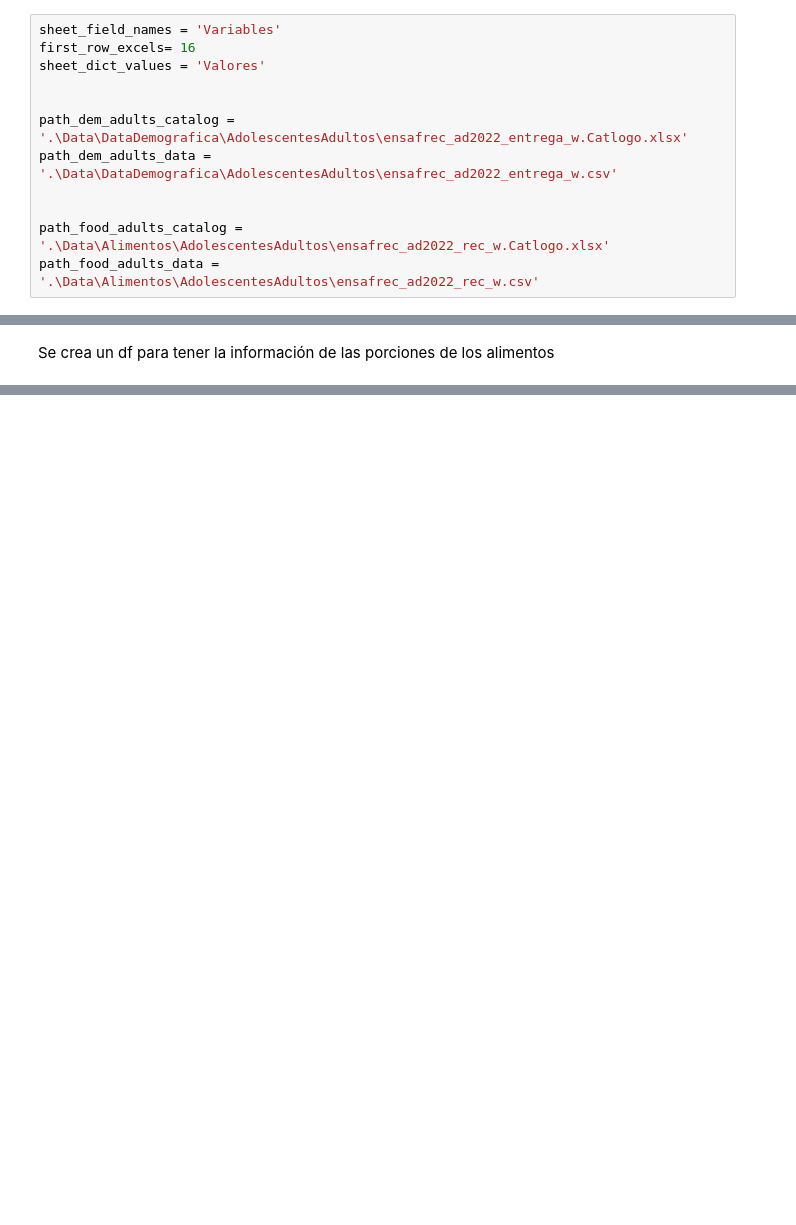
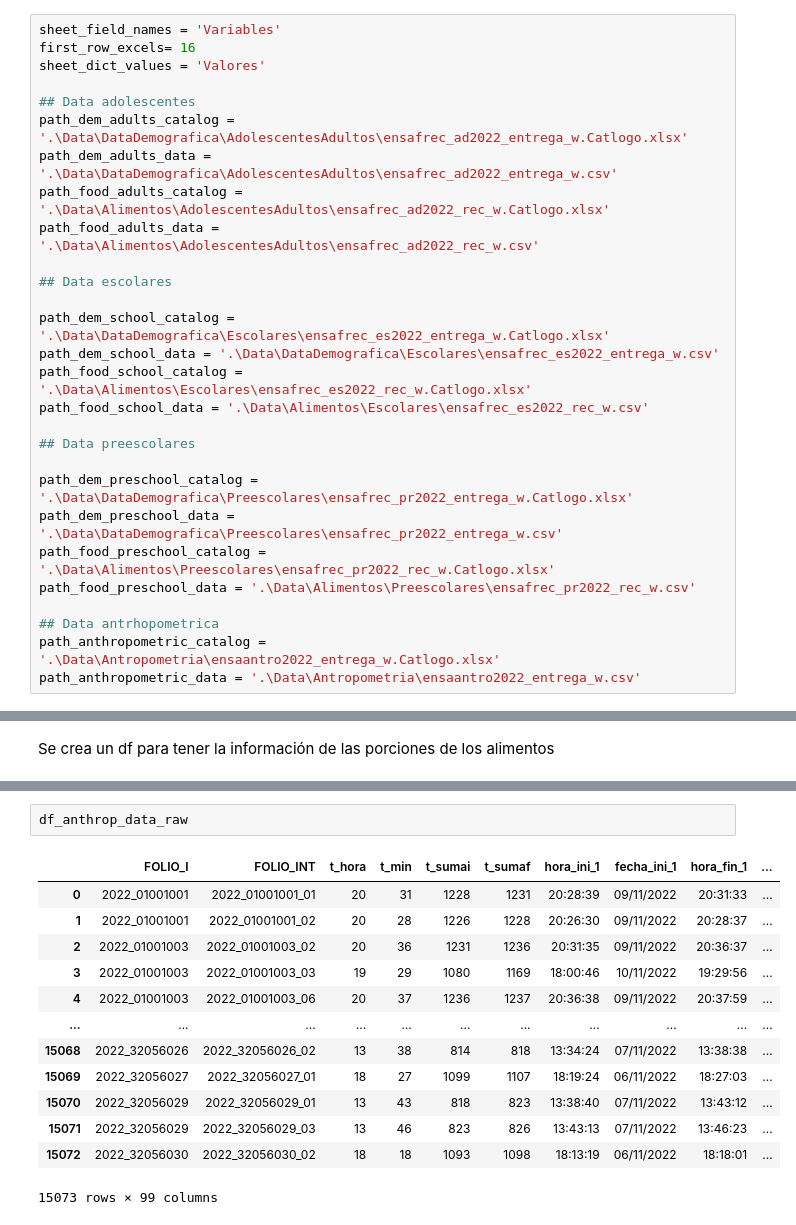
Before and after one commit to christiancalidad/ProyectoIntegradorSep24_Grupo15, a Jupyter notebook: 1. EDA.ipynb, the cells around one changed output, grey strips where cells are left out. Saved outputs shown, nothing was run; the diff lists cells and outputs as text; blank space fills up the shorter version.

```diff
--- a/1. EDA.ipynb
+++ b/1. EDA.ipynb
@@ -34,12 +34,28 @@ sheet_field_names = 'Variables'
 first_row_excels= 16
 sheet_dict_values = 'Valores'
 
-
+## Data adolescentes
 path_dem_adults_catalog = '.\Data\DataDemografica\AdolescentesAdultos\ensafrec_ad2022_entrega_w.Catlogo.xlsx'
 path_dem_adults_data = '.\Data\DataDemografica\AdolescentesAdultos\ensafrec_ad2022_entrega_w.csv'
-
-
 path_food_adults_catalog = '.\Data\Alimentos\AdolescentesAdultos\ensafrec_ad2022_rec_w.Catlogo.xlsx'
 path_food_adults_data = '.\Data\Alimentos\AdolescentesAdultos\ensafrec_ad2022_rec_w.csv'
+
+## Data escolares
+
+path_dem_school_catalog = '.\Data\DataDemografica\Escolares\ensafrec_es2022_entrega_w.Catlogo.xlsx'
+path_dem_school_data = '.\Data\DataDemografica\Escolares\ensafrec_es2022_entrega_w.csv'
+path_food_school_catalog = '.\Data\Alimentos\Escolares\ensafrec_es2022_rec_w.Catlogo.xlsx'
+path_food_school_data = '.\Data\Alimentos\Escolares\ensafrec_es2022_rec_w.csv'
+
+## Data preescolares
+
+path_dem_preschool_catalog = '.\Data\DataDemografica\Preescolares\ensafrec_pr2022_entrega_w.Catlogo.xlsx'
+path_dem_preschool_data = '.\Data\DataDemografica\Preescolares\ensafrec_pr2022_entrega_w.csv'
+path_food_preschool_catalog = '.\Data\Alimentos\Preescolares\ensafrec_pr2022_rec_w.Catlogo.xlsx'
+path_food_preschool_data = '.\Data\Alimentos\Preescolares\ensafrec_pr2022_rec_w.csv'
+
+## Data antrhopometrica
+path_anthropometric_catalog = '.\Data\Antropometria\ensaantro2022_entrega_w.Catlogo.xlsx'
+path_anthropometric_data = '.\Data\Antropometria\ensaantro2022_entrega_w.csv'
 # %% [markdown]
 ### Lectura de datos
@@ -185,0 +392,16 @@ df_portions.head()
+# %%
+df_anthrop_data_raw
+# %% [output]
+|  | FOLIO_I | FOLIO_INT | t_hora | t_min | t_sumai | t_sumaf | hora_ini_1 | fecha_ini_1 | hora_fin_1 | ... |
+| 0 | 2022_01001001 | 2022_01001001_01 | 20 | 31 | 1228 | 1231 | 20:28:39 | 09/11/2022 | 20:31:33 | ... |
+| 1 | 2022_01001001 | 2022_01001001_02 | 20 | 28 | 1226 | 1228 | 20:26:30 | 09/11/2022 | 20:28:37 | ... |
+| 2 | 2022_01001003 | 2022_01001003_02 | 20 | 36 | 1231 | 1236 | 20:31:35 | 09/11/2022 | 20:36:37 | ... |
+| 3 | 2022_01001003 | 2022_01001003_03 | 19 | 29 | 1080 | 1169 | 18:00:46 | 10/11/2022 | 19:29:56 | ... |
+| 4 | 2022_01001003 | 2022_01001003_06 | 20 | 37 | 1236 | 1237 | 20:36:38 | 09/11/2022 | 20:37:59 | ... |
+| ... | ... | ... | ... | ... | ... | ... | ... | ... | ... | ... |
+| 15068 | 2022_32056026 | 2022_32056026_02 | 13 | 38 | 814 | 818 | 13:34:24 | 07/11/2022 | 13:38:38 | ... |
+| 15069 | 2022_32056027 | 2022_32056027_01 | 18 | 27 | 1099 | 1107 | 18:19:24 | 06/11/2022 | 18:27:03 | ... |
+| 15070 | 2022_32056029 | 2022_32056029_01 | 13 | 43 | 818 | 823 | 13:38:40 | 07/11/2022 | 13:43:12 | ... |
+| 15071 | 2022_32056029 | 2022_32056029_03 | 13 | 46 | 823 | 826 | 13:43:13 | 07/11/2022 | 13:46:23 | ... |
+| 15072 | 2022_32056030 | 2022_32056030_02 | 18 | 18 | 1093 | 1098 | 18:13:19 | 06/11/2022 | 18:18:01 | ... |
+15073 rows × 99 columns
```
Also changed, not shown: parts of 35 cells of this notebook.
